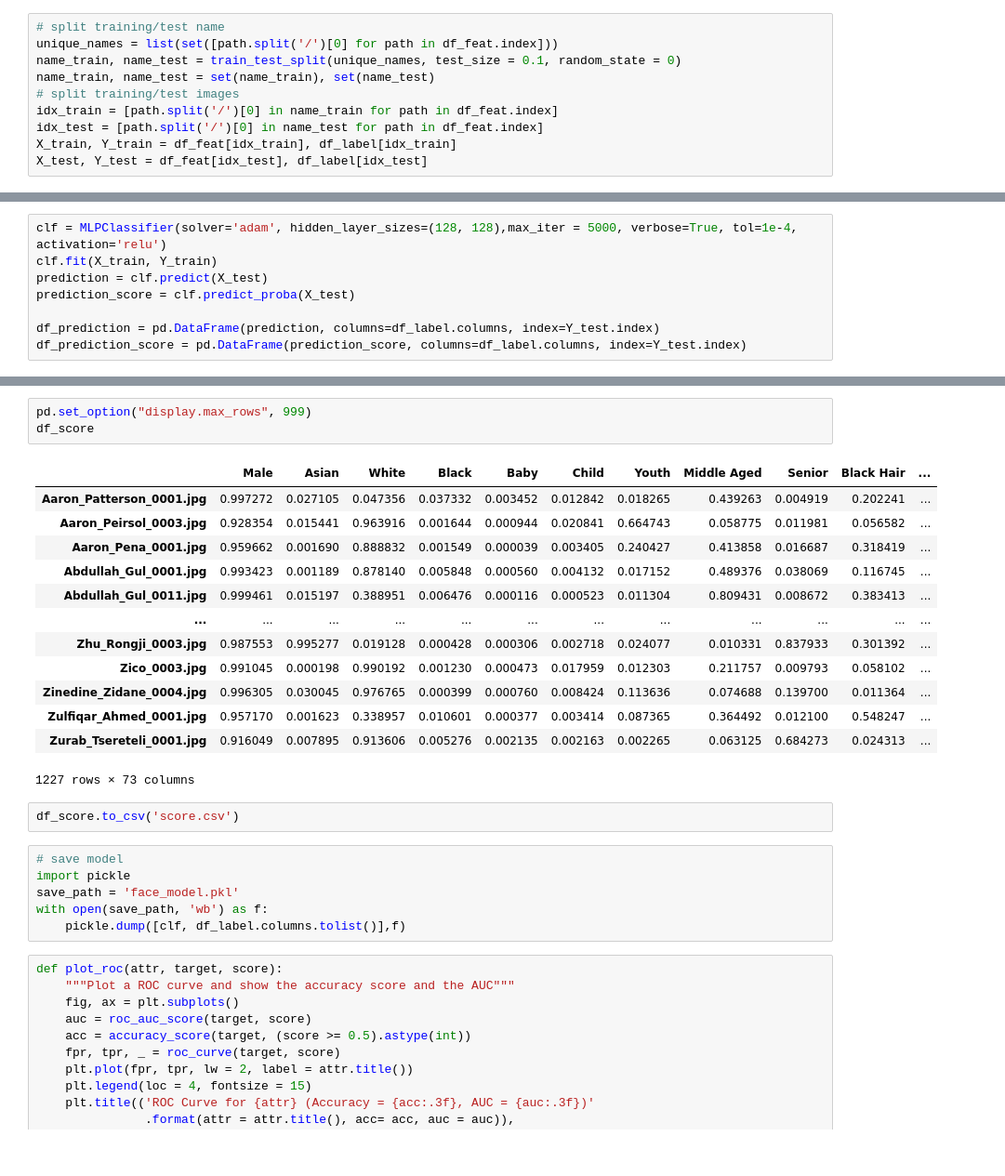
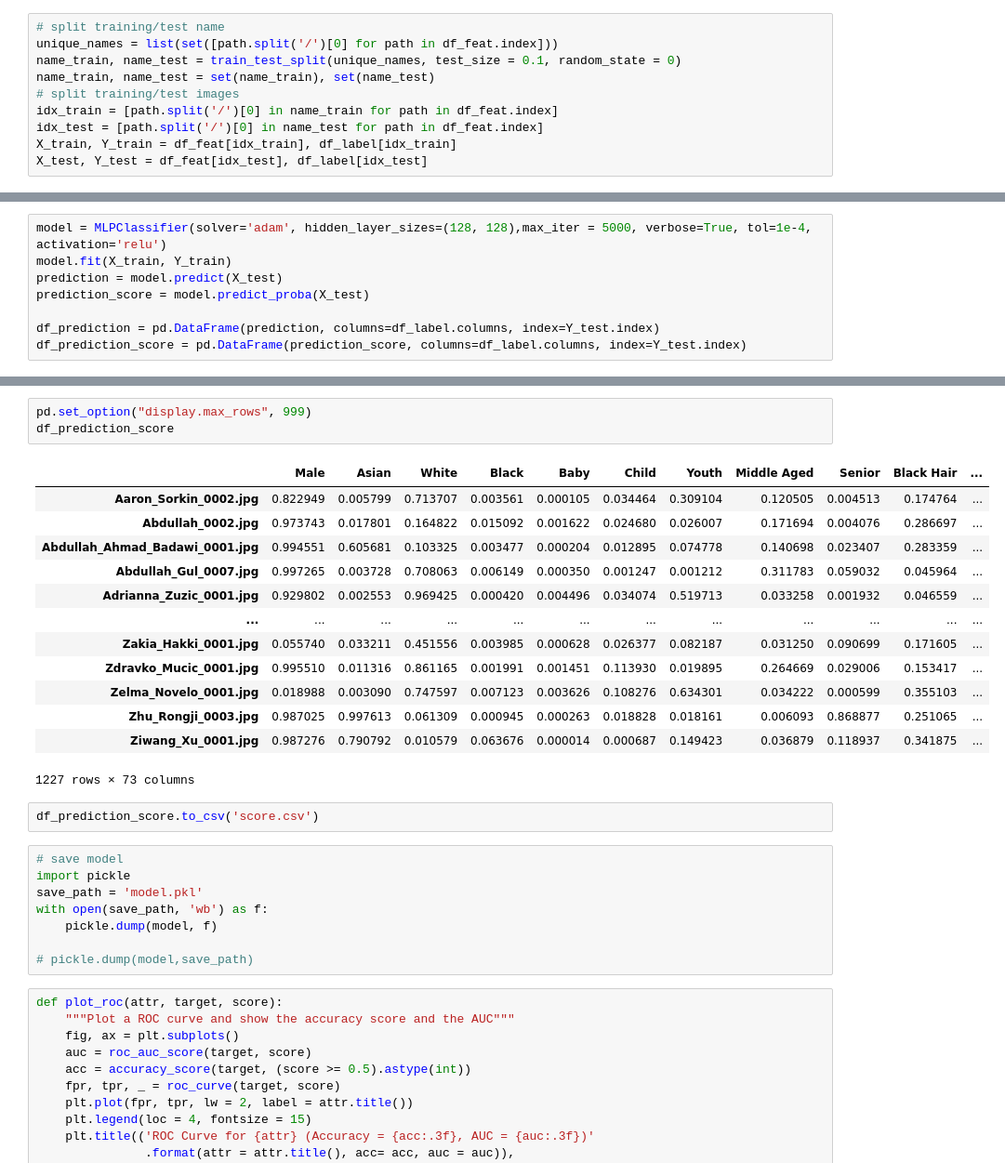
Before and after one commit to arthurteboul17/ML_emlyon, a Jupyter notebook: model.ipynb, the cells around one changed output, grey strips where cells are left out. Shown at 93% size. Cells and saved outputs as stored; diff of their text form.

```diff
--- a/model.ipynb
+++ b/model.ipynb
@@ -117,9 +127,9 @@ X_test
 1227 rows × 128 columns
 # %%
-clf = MLPClassifier(solver='adam', hidden_layer_sizes=(128, 128),max_iter = 5000, verbose=True, tol=1e-4, activation='relu')
-clf.fit(X_train, Y_train)
-prediction = clf.predict(X_test)
-prediction_score = clf.predict_proba(X_test)
+model = MLPClassifier(solver='adam', hidden_layer_sizes=(128, 128),max_iter = 5000, verbose=True, tol=1e-4, activation='relu')
+model.fit(X_train, Y_train)
+prediction = model.predict(X_test)
+prediction_score = model.predict_proba(X_test)
 
 df_prediction = pd.DataFrame(prediction, columns=df_label.columns, index=Y_test.index)
 df_prediction_score = pd.DataFrame(prediction_score, columns=df_label.columns, index=Y_test.index)
@@ -186,28 +186,30 @@ df_pred
 # %%
 pd.set_option("display.max_rows", 999)
-df_score
+df_prediction_score
 # %% [output]
 |  | Male | Asian | White | Black | Baby | Child | Youth | Middle Aged | Senior | Black Hair | ... |
-| Aaron_Patterson_0001.jpg | 0.997272 | 0.027105 | 0.047356 | 0.037332 | 0.003452 | 0.012842 | 0.018265 | 0.439263 | 0.004919 | 0.202241 | ... |
-| Aaron_Peirsol_0003.jpg | 0.928354 | 0.015441 | 0.963916 | 0.001644 | 0.000944 | 0.020841 | 0.664743 | 0.058775 | 0.011981 | 0.056582 | ... |
-| Aaron_Pena_0001.jpg | 0.959662 | 0.001690 | 0.888832 | 0.001549 | 0.000039 | 0.003405 | 0.240427 | 0.413858 | 0.016687 | 0.318419 | ... |
-| Abdullah_Gul_0001.jpg | 0.993423 | 0.001189 | 0.878140 | 0.005848 | 0.000560 | 0.004132 | 0.017152 | 0.489376 | 0.038069 | 0.116745 | ... |
-| Abdullah_Gul_0011.jpg | 0.999461 | 0.015197 | 0.388951 | 0.006476 | 0.000116 | 0.000523 | 0.011304 | 0.809431 | 0.008672 | 0.383413 | ... |
+| Aaron_Sorkin_0002.jpg | 0.822949 | 0.005799 | 0.713707 | 0.003561 | 0.000105 | 0.034464 | 0.309104 | 0.120505 | 0.004513 | 0.174764 | ... |
+| Abdullah_0002.jpg | 0.973743 | 0.017801 | 0.164822 | 0.015092 | 0.001622 | 0.024680 | 0.026007 | 0.171694 | 0.004076 | 0.286697 | ... |
+| Abdullah_Ahmad_Badawi_0001.jpg | 0.994551 | 0.605681 | 0.103325 | 0.003477 | 0.000204 | 0.012895 | 0.074778 | 0.140698 | 0.023407 | 0.283359 | ... |
+| Abdullah_Gul_0007.jpg | 0.997265 | 0.003728 | 0.708063 | 0.006149 | 0.000350 | 0.001247 | 0.001212 | 0.311783 | 0.059032 | 0.045964 | ... |
+| Adrianna_Zuzic_0001.jpg | 0.929802 | 0.002553 | 0.969425 | 0.000420 | 0.004496 | 0.034074 | 0.519713 | 0.033258 | 0.001932 | 0.046559 | ... |
 | ... | ... | ... | ... | ... | ... | ... | ... | ... | ... | ... | ... |
-| Zhu_Rongji_0003.jpg | 0.987553 | 0.995277 | 0.019128 | 0.000428 | 0.000306 | 0.002718 | 0.024077 | 0.010331 | 0.837933 | 0.301392 | ... |
-| Zico_0003.jpg | 0.991045 | 0.000198 | 0.990192 | 0.001230 | 0.000473 | 0.017959 | 0.012303 | 0.211757 | 0.009793 | 0.058102 | ... |
-| Zinedine_Zidane_0004.jpg | 0.996305 | 0.030045 | 0.976765 | 0.000399 | 0.000760 | 0.008424 | 0.113636 | 0.074688 | 0.139700 | 0.011364 | ... |
-| Zulfiqar_Ahmed_0001.jpg | 0.957170 | 0.001623 | 0.338957 | 0.010601 | 0.000377 | 0.003414 | 0.087365 | 0.364492 | 0.012100 | 0.548247 | ... |
-| Zurab_Tsereteli_0001.jpg | 0.916049 | 0.007895 | 0.913606 | 0.005276 | 0.002135 | 0.002163 | 0.002265 | 0.063125 | 0.684273 | 0.024313 | ... |
+| Zakia_Hakki_0001.jpg | 0.055740 | 0.033211 | 0.451556 | 0.003985 | 0.000628 | 0.026377 | 0.082187 | 0.031250 | 0.090699 | 0.171605 | ... |
+| Zdravko_Mucic_0001.jpg | 0.995510 | 0.011316 | 0.861165 | 0.001991 | 0.001451 | 0.113930 | 0.019895 | 0.264669 | 0.029006 | 0.153417 | ... |
+| Zelma_Novelo_0001.jpg | 0.018988 | 0.003090 | 0.747597 | 0.007123 | 0.003626 | 0.108276 | 0.634301 | 0.034222 | 0.000599 | 0.355103 | ... |
+| Zhu_Rongji_0003.jpg | 0.987025 | 0.997613 | 0.061309 | 0.000945 | 0.000263 | 0.018828 | 0.018161 | 0.006093 | 0.868877 | 0.251065 | ... |
+| Ziwang_Xu_0001.jpg | 0.987276 | 0.790792 | 0.010579 | 0.063676 | 0.000014 | 0.000687 | 0.149423 | 0.036879 | 0.118937 | 0.341875 | ... |
 1227 rows × 73 columns
 # %%
-df_score.to_csv('score.csv')
+df_prediction_score.to_csv('score.csv')
 # %%
 # save model
 import pickle
-save_path = 'face_model.pkl'
+save_path = 'model.pkl'
 with open(save_path, 'wb') as f:
-    pickle.dump([clf, df_label.columns.tolist()],f)
+    pickle.dump(model, f)
+
+# pickle.dump(model,save_path)
 # %%
 def plot_roc(attr, target, score):
     """Plot a ROC curve and show the accuracy score and the AUC"""
```
Also changed, not shown: parts of 21 cells of this notebook, 2 other files.
